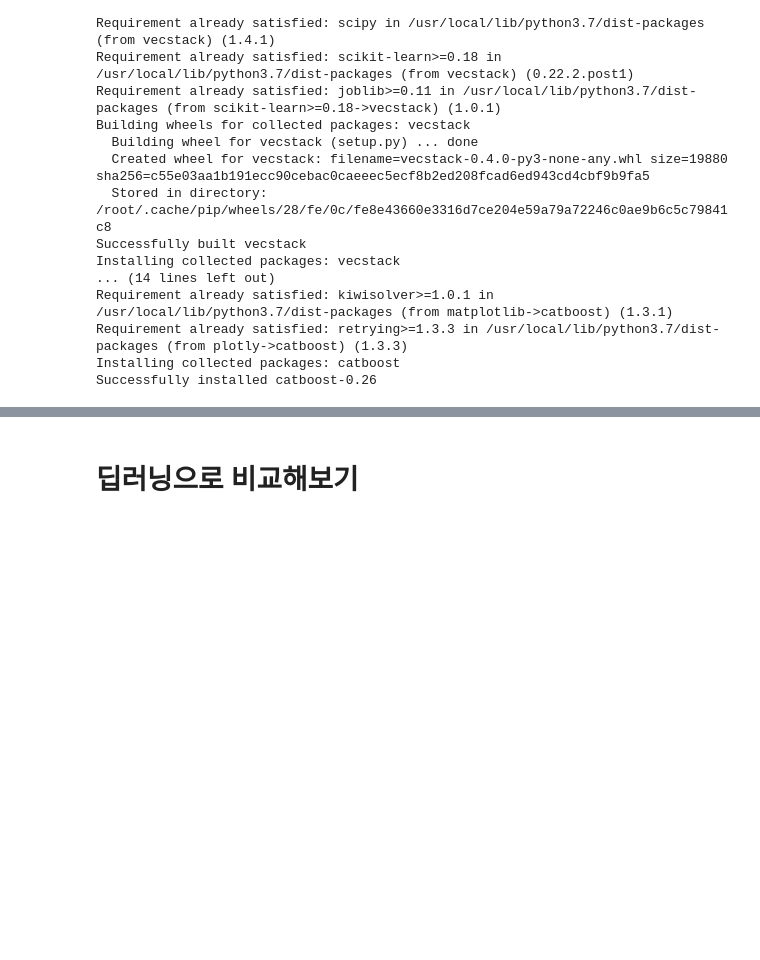
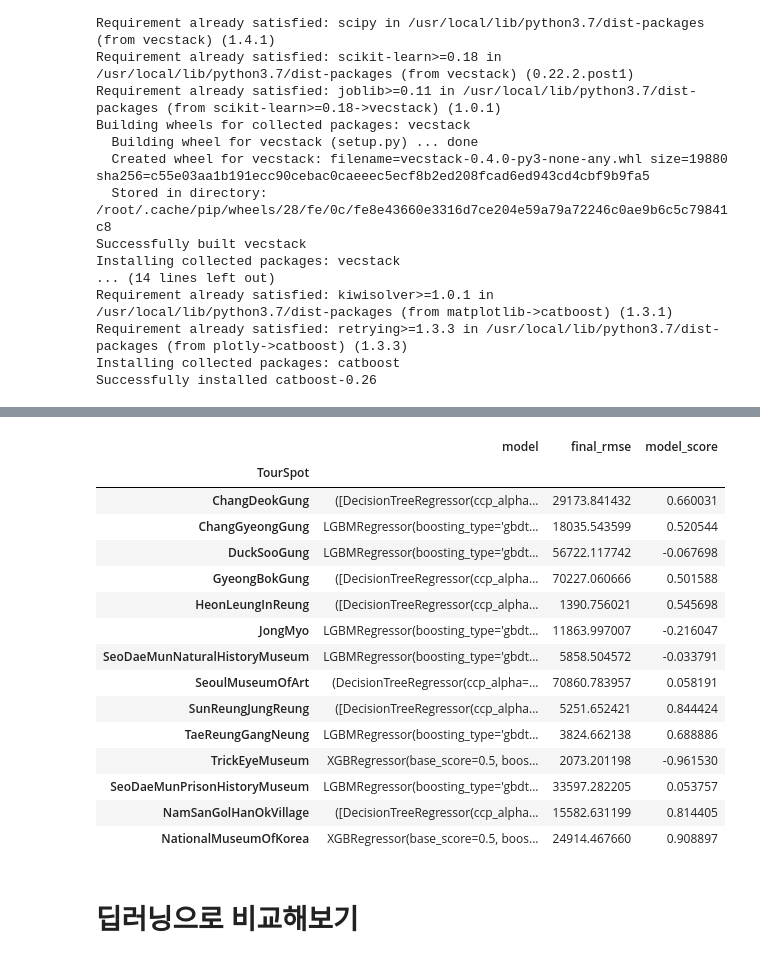
Before and after one commit to qkrwjdduf159/-, a Jupyter notebook: 팀프로젝트/Modeling.ipynb, the cells around one changed output, grey strips where cells are left out. Cells and saved outputs as stored; diff of their text form; code cells hidden in the pictures; blank space fills up the shorter version.

Commit message:
modeling 수정본

```diff
--- a/팀프로젝트/Modeling.ipynb
+++ b/팀프로젝트/Modeling.ipynb
@@ -128,7 +126,7 @@ class data_bring:
                   'SeoDaeMunPrisonHistoryMuseum', 'NamSanGolHanOkVillage', 'NationalMuseumOfKorea']
 
     # colab path를 찾는다.
-    PATH = '/content/drive/MyDrive/Proj_WT/DataSets/Seoul/'
+    PATH = '/content/drive/MyDrive/Proj_WT/DataSets/박정열/'
     # dict로 담아놓을 공간을 만든다.
     bucket = {}
     # items를 사용하여 각 key와 value를 받는다.
@@ -147,9 +145,9 @@ class modeling:
   # train과 test로 나누기
   def train_test_split(data = None):
     # 2017년 12월 이전을 train
-    train = data[data['date'] <= 201712]
+    train = data[data['date'] <= 201812]
     # 2017년 12월 이후를 test
-    test = data[data['date'] > 201712]
+    test = data[data['date'] > 201812]
     # 경복궁 데이터는 최고기온이 없기 때문에 try except구문을 사용하여 빼준다.
     # try:
     #   train.drop(['date','최고 기온(°C)','평균 기온(°C)'], axis = 1, inplace = True)
@@ -291,3 +289,6 @@ class data_concat:
     final_dataframe.drop('TourSpot', axis = 1, inplace = True)
 
     return final_dataframe
+# %%
+data_concat.final_run()
+# %% [output]
@@ -294,3 +309,19 @@ class data_concat:
+|  | model | final_rmse | model_score |
+| TourSpot |  |  |  |
+| ChangDeokGung | ([DecisionTreeRegressor(ccp_alpha... | 29173.841432 | 0.660031 |
+| ChangGyeongGung | LGBMRegressor(boosting_type='gbdt... | 18035.543599 | 0.520544 |
+| DuckSooGung | LGBMRegressor(boosting_type='gbdt... | 56722.117742 | -0.067698 |
+| GyeongBokGung | ([DecisionTreeRegressor(ccp_alpha... | 70227.060666 | 0.501588 |
+| HeonLeungInReung | ([DecisionTreeRegressor(ccp_alpha... | 1390.756021 | 0.545698 |
+| JongMyo | LGBMRegressor(boosting_type='gbdt... | 11863.997007 | -0.216047 |
+| SeoDaeMunNaturalHistoryMuseum | LGBMRegressor(boosting_type='gbdt... | 5858.504572 | -0.033791 |
+| SeoulMuseumOfArt | (DecisionTreeRegressor(ccp_alpha=... | 70860.783957 | 0.058191 |
+| SunReungJungReung | ([DecisionTreeRegressor(ccp_alpha... | 5251.652421 | 0.844424 |
+| TaeReungGangNeung | LGBMRegressor(boosting_type='gbdt... | 3824.662138 | 0.688886 |
+| TrickEyeMuseum | XGBRegressor(base_score=0.5, boos... | 2073.201198 | -0.961530 |
+| SeoDaeMunPrisonHistoryMuseum | LGBMRegressor(boosting_type='gbdt... | 33597.282205 | 0.053757 |
+| NamSanGolHanOkVillage | ([DecisionTreeRegressor(ccp_alpha... | 15582.631199 | 0.814405 |
+| NationalMuseumOfKorea | XGBRegressor(base_score=0.5, boos... | 24914.467660 | 0.908897 |
 # %%
 # # 데이터를 dict형태로 쌓아서 각 관광지를 key 관광지의 계절을 value로 받게 만들었다.
 # class data_bring:
```
Also changed, not shown: parts of 4 cells of this notebook.
